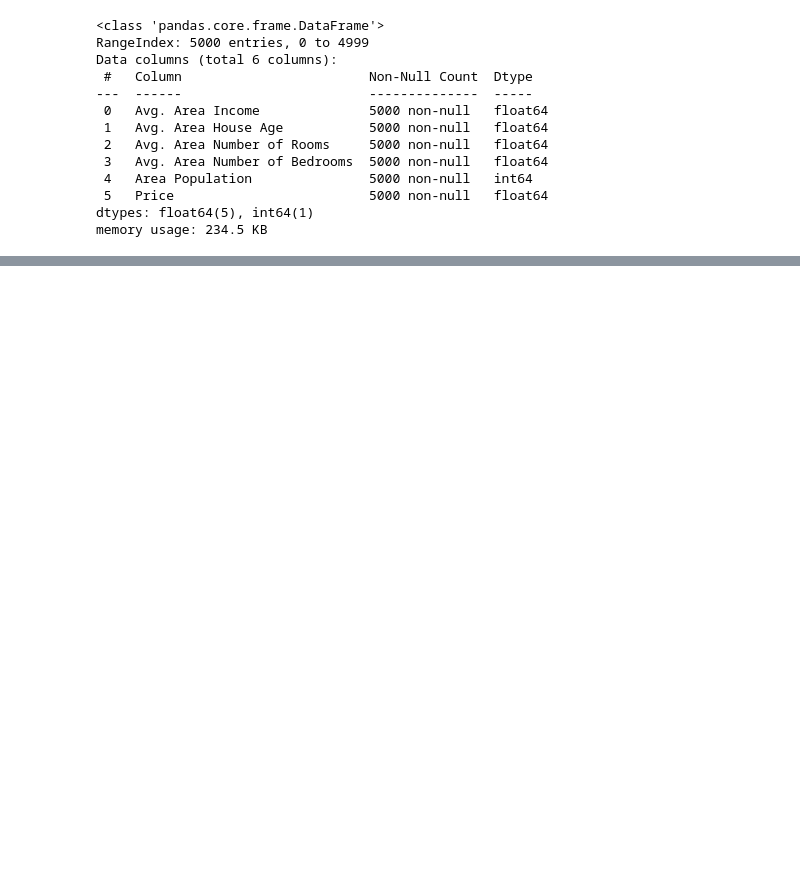
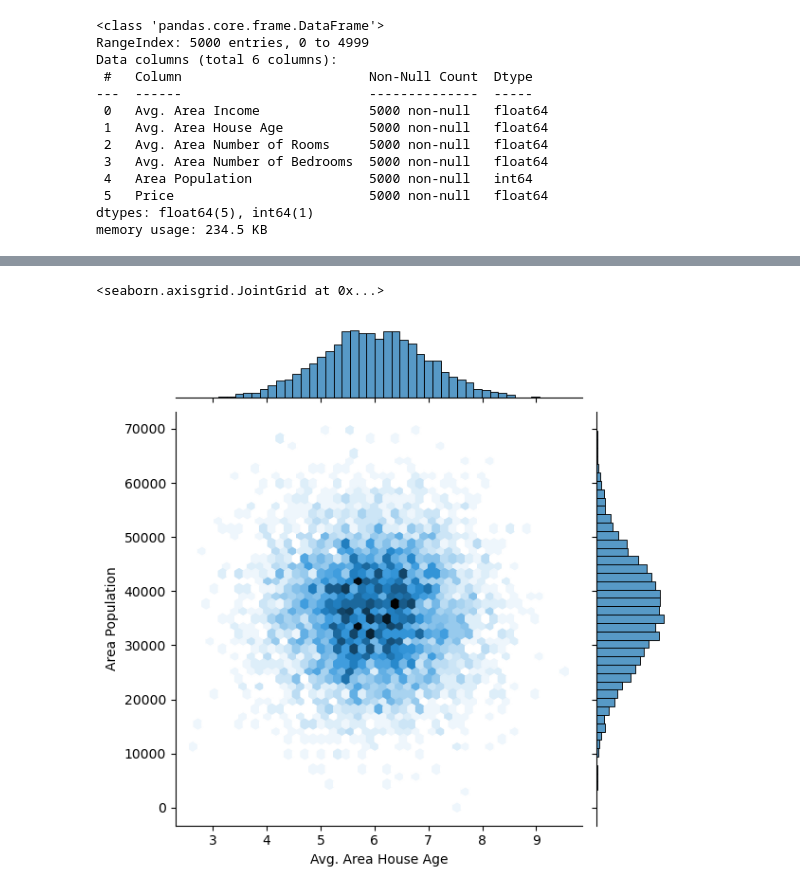
Before and after one commit to naimNB/Mechine-Learning, a Jupyter notebook: intro_linear_regression.ipynb, the cells around one changed output, grey strips where cells are left out. Cells and saved outputs as stored; diff of their text form; code cells hidden in the pictures; blank space fills up the shorter version.

```diff
--- a/intro_linear_regression.ipynb
+++ b/intro_linear_regression.ipynb
@@ -86,0 +95,10 @@ memory usage: 234.5 KB
+# %%
+sns.jointplot(
+    data=data,
+    x='Avg. Area House Age',
+    y='Area Population',
+    kind='hex'
+)
+# %% [output]
+<seaborn.axisgrid.JointGrid at 0x...>
+[figure, added]
```
Also changed, not shown: parts of 4 cells of this notebook.
